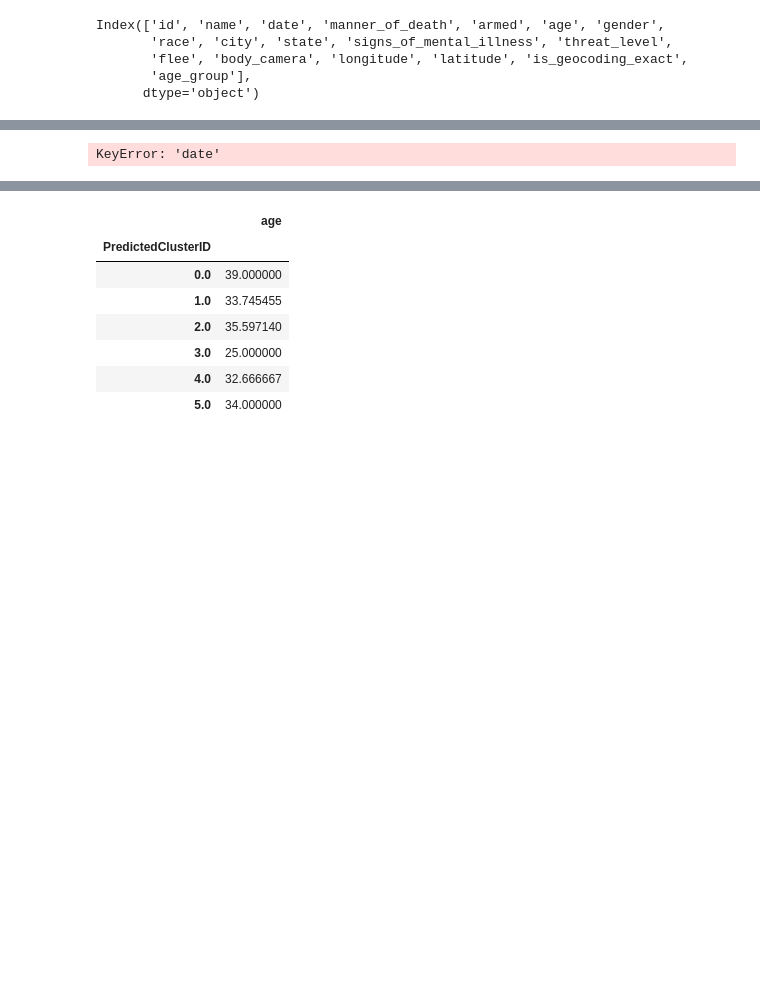
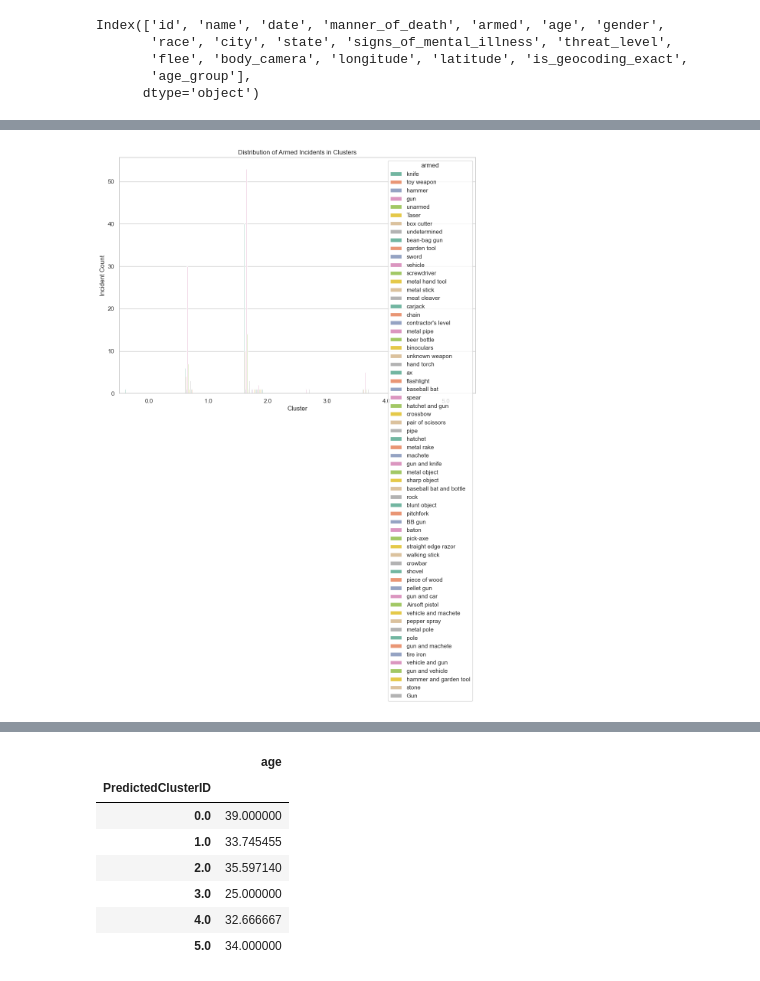
Before and after one commit to nikhil9066/Police-shooting-MTH_P2, a Jupyter notebook: project2.ipynb, the cells around one changed output, grey strips where cells are left out. Drawn from its saved outputs; the diff is of its cells as text; code cells hidden in the pictures; blank space fills up the shorter version.

```diff
--- a/project2.ipynb
+++ b/project2.ipynb
@@ -545,15 +508,15 @@ KeyError: 'year'
 # %%
-df['year']=df['date'].dt.year
+
 #1) Spatial Distribution of Clusters:
 import seaborn as sns
 plt.figure(figsize=(12, 8))
 sns.countplot(x='PredictedClusterID', hue='armed', data=df_cal, palette='Set2')
 plt.title('Distribution of Armed Incidents in Clusters')
 plt.xlabel('Cluster')
 plt.ylabel('Incident Count')
 plt.show()
 # %% [output]
-KeyError: 'date'
+[figure, added]
 # %%
 df_cal.columns
 # %% [output]
```
Also changed, not shown: parts of 27 cells of this notebook, 7 other files.
